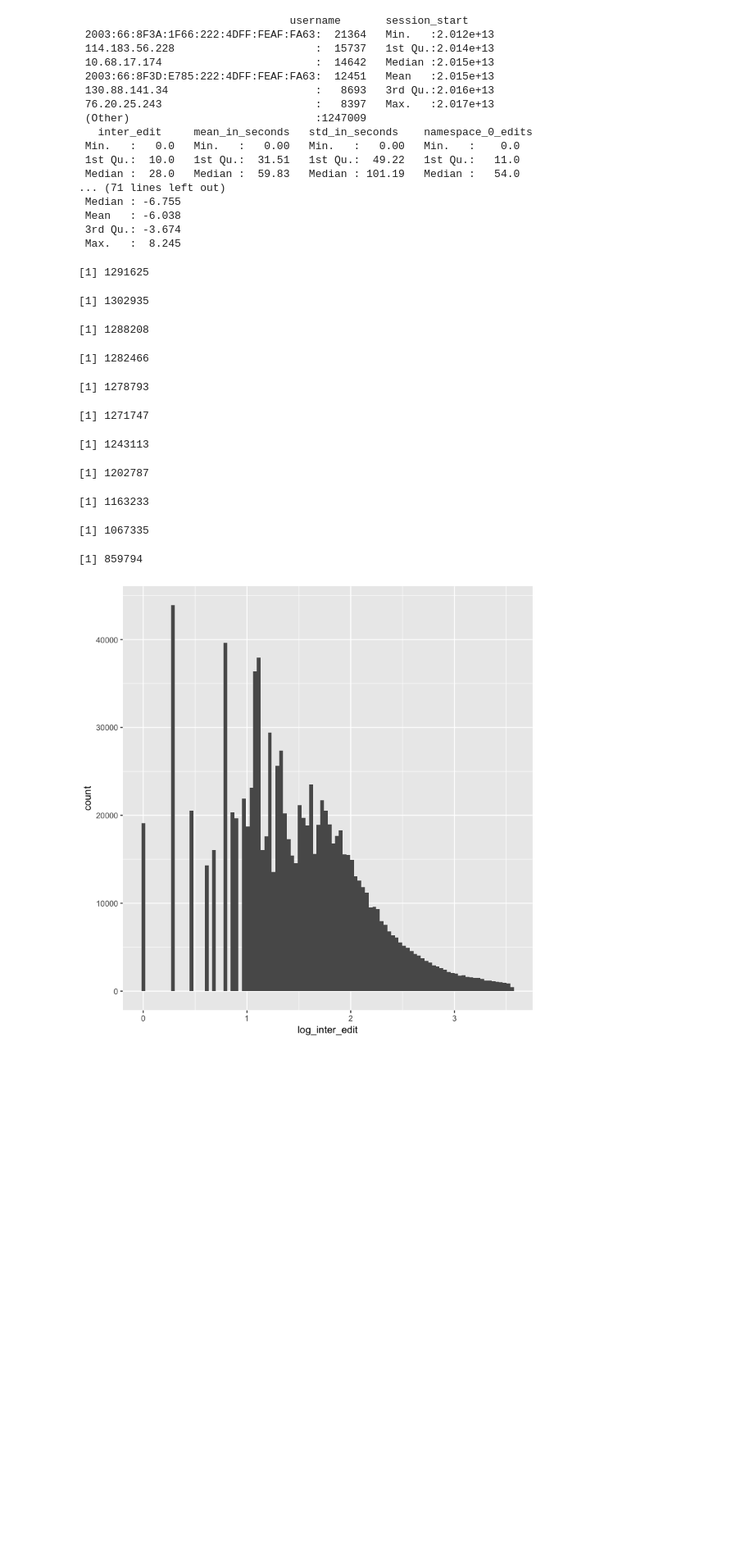
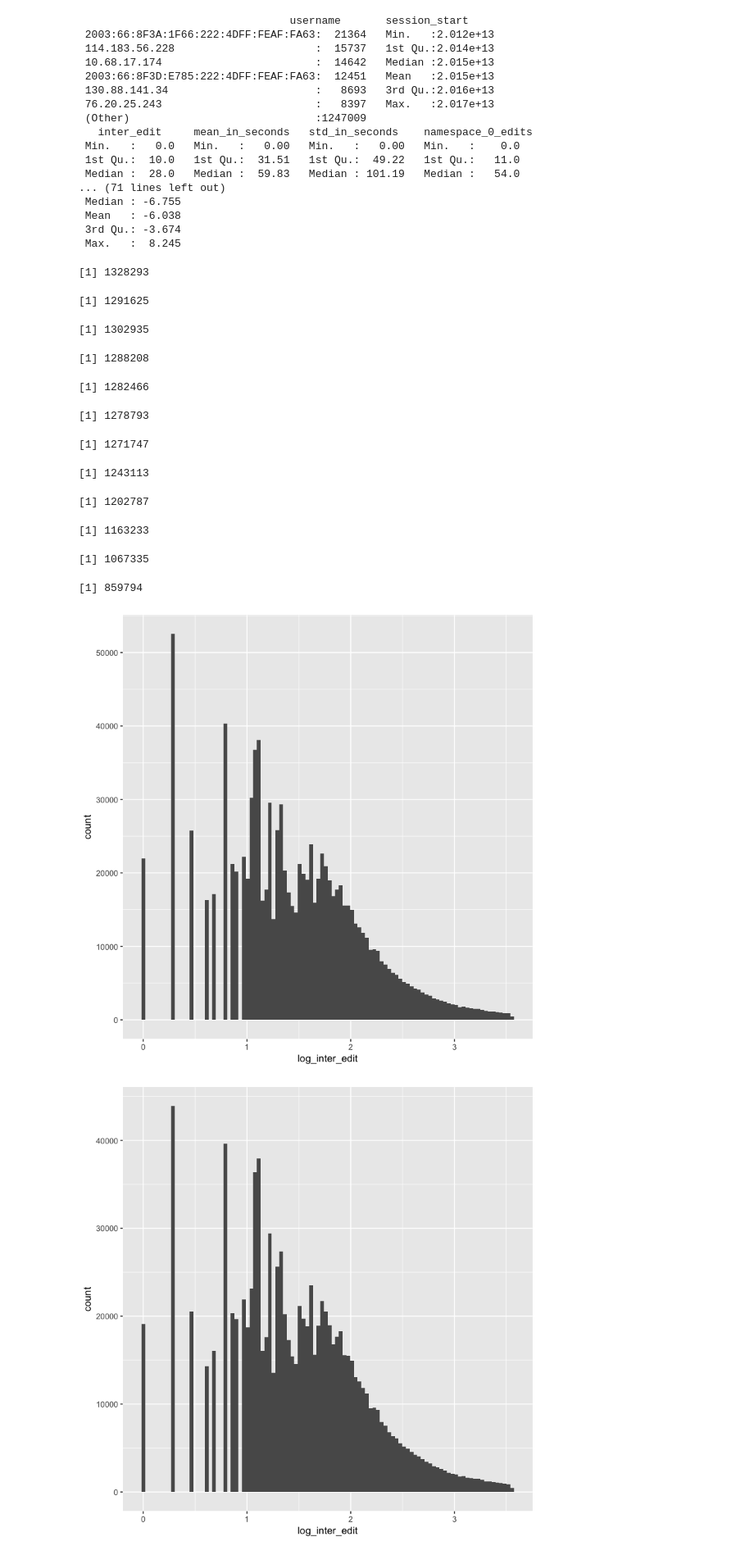
Before and after one commit to hall1467/wikidata_usage_tracking, a Jupyter notebook: jupyter_notebooks/edit_type_analyses/anonymous_user_edit_predictions_inter_edit_timing_I2.ipynb, the cells around one changed output. Shown at 82% size. Drawn from its saved outputs; the diff is of its cells as text; code cells hidden in the pictures; blank space fills up the shorter version.

```diff
--- a/jupyter_notebooks/edit_type_analyses/anonymous_user_edit_predictions_inter_edit_timing_I2.ipynb
+++ b/jupyter_notebooks/edit_type_analyses/anonymous_user_edit_predictions_inter_edit_timing_I2.ipynb
@@ -29,5 +29,5 @@ summary(anonymous_inter_edit)
  3rd Qu.:  92.0
  Max.   :3599.0
 # %%
-anonymous_edit_session_thresholds_random_forest <- data.table(read.table("../../python_analysis_scripts/data_edit_analyses/used_for_model_iteration_2/gradient_boosting_threshold_scores_I2_for_anonymous_user_sessions.tsv", header=TRUE, sep="\t"))
+anonymous_edit_session_thresholds_gradient_boosting <- data.table(read.table("../../python_analysis_scripts/data_edit_analyses/used_for_model_iteration_2/gradient_boosting_threshold_scores_I2_for_anonymous_user_sessions.tsv", header=TRUE, sep="\t"))
 # %%
@@ -51,7 +51,7 @@ summary(anonymous_edit_session_thresholds_random_forest)
  3rd Qu.: -5.401
  Max.   :  8.245
 # %%
-anonymous_edit_session_thresholds_and_edits <- merge(anonymous_inter_edit,anonymous_edit_session_thresholds_random_forest)
+anonymous_edit_session_thresholds_and_edits <- merge(anonymous_inter_edit,anonymous_edit_session_thresholds_gradient_boosting)
 # %%
 summary(anonymous_edit_session_thresholds_and_edits)
 # %% [output]
@@ -98,6 +98,7 @@ anonymous_edit_session_thresholds_and_edits_recall_80_percent = anonymous_edit_s
 anonymous_edit_session_thresholds_and_edits_recall_90_percent = anonymous_edit_session_thresholds_and_edits[threshold_score < -2.39,]
 anonymous_edit_session_thresholds_and_edits_recall_100_percent = anonymous_edit_session_thresholds_and_edits[threshold_score < -5.25,]
 # %%
+nrow(anonymous_edit_session_thresholds_and_edits)
 nrow(anonymous_edit_session_thresholds_and_edits_recall_point_one_percent)
 nrow(anonymous_edit_session_thresholds_and_edits_recall_10_percent)
 nrow(anonymous_edit_session_thresholds_and_edits_recall_20_percent)
@@ -110,17 +111,24 @@ nrow(anonymous_edit_session_thresholds_and_edits_recall_80_percent)
 nrow(anonymous_edit_session_thresholds_and_edits_recall_90_percent)
 nrow(anonymous_edit_session_thresholds_and_edits_recall_100_percent)
 # %% [output]
-[1] 1291625
+[1] 1328293
-[1] 1302935
+[1] 1291625
-[1] 1288208
+[1] 1302935
-[1] 1282466
+[1] 1288208
-[1] 1278793
+[1] 1282466
-[1] 1271747
+[1] 1278793
-[1] 1243113
+[1] 1271747
-[1] 1202787
+[1] 1243113
-[1] 1163233
+[1] 1202787
-[1] 1067335
+[1] 1163233
-[1] 859794
+[1] 1067335
+[1] 859794
+# %%
+ggplot(anonymous_edit_session_thresholds_and_edits[anonymous_edit_session_thresholds_and_edits$edits >= 10],
+       aes(x=log_inter_edit)) +
+geom_histogram(bins=100);
+# %% [output]
+[figure, added]
 # %%
 ggplot(anonymous_edit_session_thresholds_and_edits_recall_point_one_percent[anonymous_edit_session_thresholds_and_edits_recall_point_one_percent$edits >= 10],
        aes(x=log_inter_edit)) +
```
Also changed, not shown: parts of 7 cells of this notebook.
